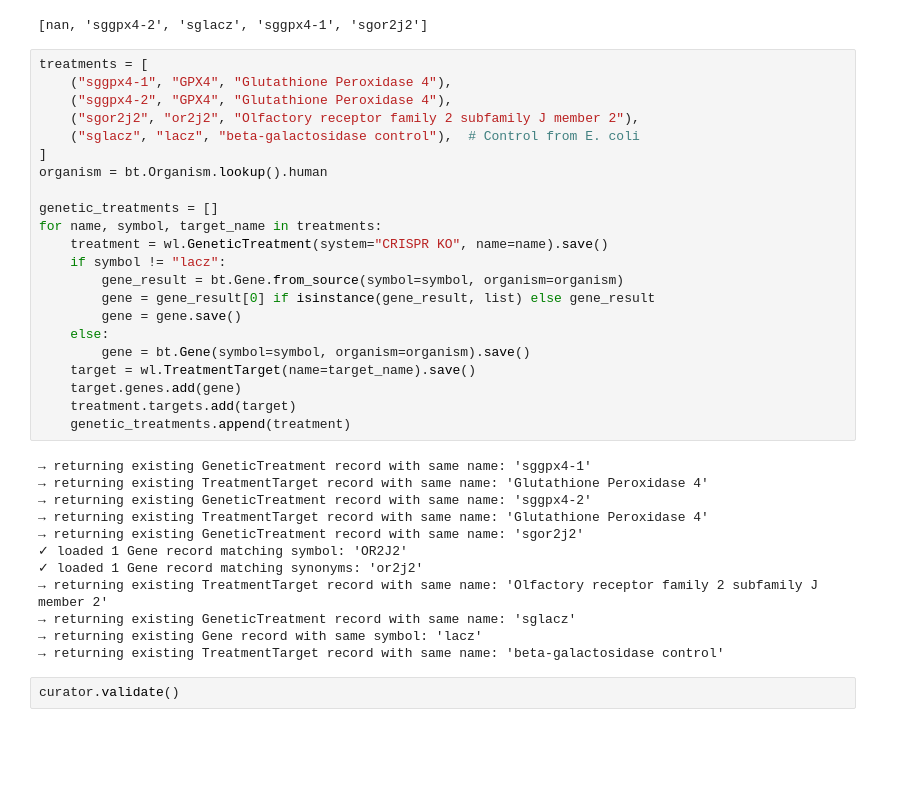
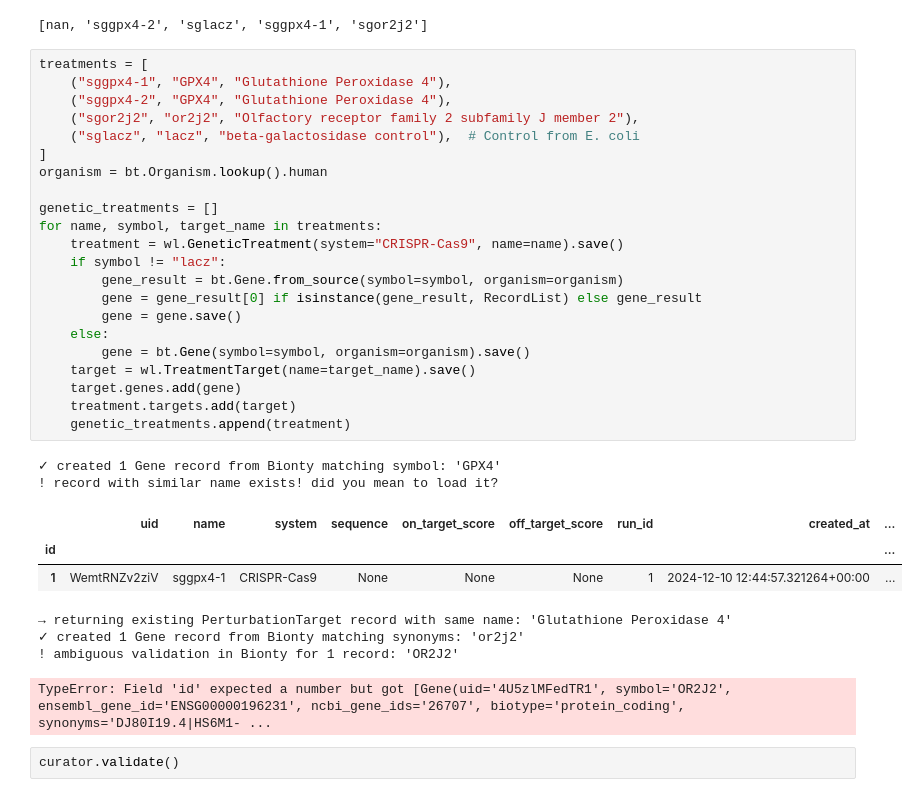
Before and after one commit to scverse/pertpy-datasets, a Jupyter notebook: scripts/lamindb_datasets/mcfarland_2020_demo_tutorial.ipynb, the cells around one changed output. Cells and saved outputs as stored; diff of their text form; blank space fills up the shorter version.

```diff
--- a/scripts/lamindb_datasets/mcfarland_2020_demo_tutorial.ipynb
+++ b/scripts/lamindb_datasets/mcfarland_2020_demo_tutorial.ipynb
@@ -158,37 +162,35 @@ list(adata.obs["genetic_treatments"].unique())
 # %%
 treatments = [
     ("sggpx4-1", "GPX4", "Glutathione Peroxidase 4"),
     ("sggpx4-2", "GPX4", "Glutathione Peroxidase 4"),
     ("sgor2j2", "or2j2", "Olfactory receptor family 2 subfamily J member 2"),
     ("sglacz", "lacz", "beta-galactosidase control"),  # Control from E. coli
 ]
 organism = bt.Organism.lookup().human
 
 genetic_treatments = []
 for name, symbol, target_name in treatments:
-    treatment = wl.GeneticTreatment(system="CRISPR KO", name=name).save()
+    treatment = wl.GeneticTreatment(system="CRISPR-Cas9", name=name).save()
     if symbol != "lacz":
         gene_result = bt.Gene.from_source(symbol=symbol, organism=organism)
-        gene = gene_result[0] if isinstance(gene_result, list) else gene_result
+        gene = gene_result[0] if isinstance(gene_result, RecordList) else gene_result
         gene = gene.save()
     else:
         gene = bt.Gene(symbol=symbol, organism=organism).save()
     target = wl.TreatmentTarget(name=target_name).save()
     target.genes.add(gene)
     treatment.targets.add(target)
     genetic_treatments.append(treatment)
 # %% [output]
-→ returning existing GeneticTreatment record with same name: 'sggpx4-1'
-→ returning existing TreatmentTarget record with same name: 'Glutathione Peroxidase 4'
-→ returning existing GeneticTreatment record with same name: 'sggpx4-2'
-→ returning existing TreatmentTarget record with same name: 'Glutathione Peroxidase 4'
-→ returning existing GeneticTreatment record with same name: 'sgor2j2'
-✓ loaded 1 Gene record matching symbol: 'OR2J2'
-✓ loaded 1 Gene record matching synonyms: 'or2j2'
-→ returning existing TreatmentTarget record with same name: 'Olfactory receptor family 2 subfamily J member 2'
-→ returning existing GeneticTreatment record with same name: 'sglacz'
-→ returning existing Gene record with same symbol: 'lacz'
-→ returning existing TreatmentTarget record with same name: 'beta-galactosidase control'
+✓ created 1 Gene record from Bionty matching symbol: 'GPX4'
+! record with similar name exists! did you mean to load it?
+|  | uid | name | system | sequence | on_target_score | off_target_score | run_id | created_at | ... |
+| id |  |  |  |  |  |  |  |  | ... |
+| 1 | WemtRNZv2ziV | sggpx4-1 | CRISPR-Cas9 | None | None | None | 1 | 2024-12-10 12:44:57.321264+00:00 | ... |
+→ returning existing PerturbationTarget record with same name: 'Glutathione Peroxidase 4'
+✓ created 1 Gene record from Bionty matching synonyms: 'or2j2'
+! ambiguous validation in Bionty for 1 record: 'OR2J2'
+TypeError: Field 'id' expected a number but got [Gene(uid='4U5zlMFedTR1', symbol='OR2J2', ensembl_gene_id='ENSG00000196231', ncbi_gene_ids='26707', biotype='protein_coding', synonyms='DJ80I19.4|HS6M1- ...
 # %%
 curator.validate()
 # %% [output]
```
Also changed, not shown: parts of 11 cells of this notebook, 2 other files.
